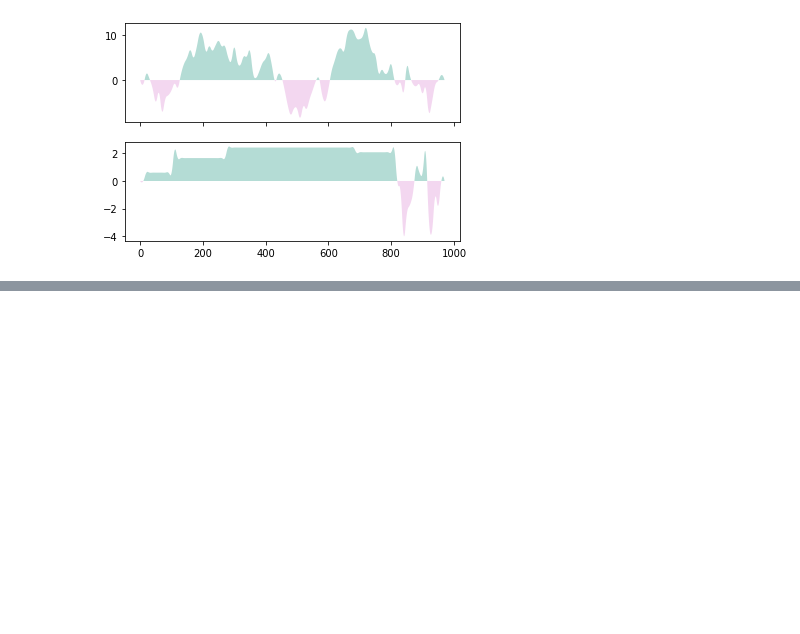
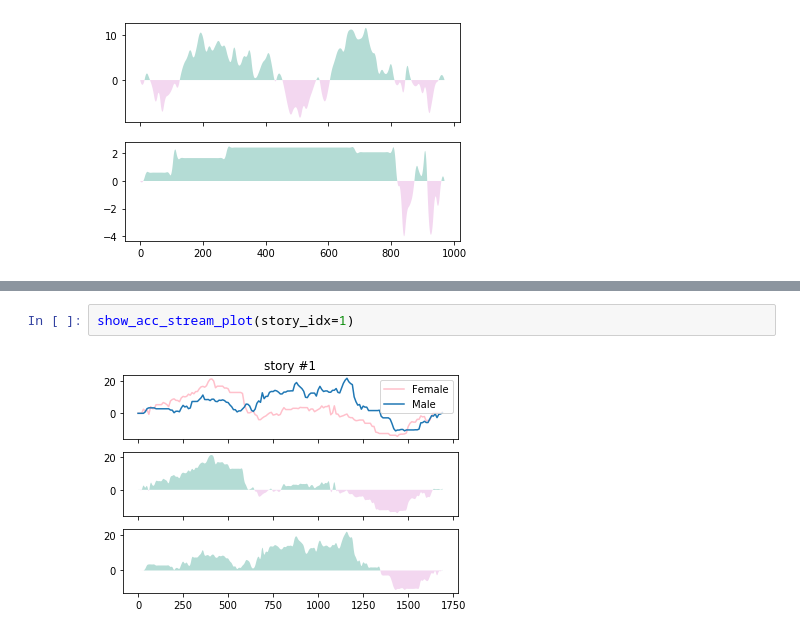
Before and after one commit to wenoptics/viz-of-gender-stereotypes-from-texts, a Jupyter notebook: general.ipynb, the cells around one changed output, grey strips where cells are left out. Saved outputs shown, nothing was run; the diff lists cells and outputs as text; blank space fills up the shorter version.

```diff
--- a/general.ipynb
+++ b/general.ipynb
@@ -156,0 +171,4 @@ def show_acc_stream_plot(story_idx, smooth_frac=10):
+# %%
+show_acc_stream_plot(story_idx=1)
+# %% [output]
+[figure, added]
```
Also changed, not shown: parts of 16 cells of this notebook.
